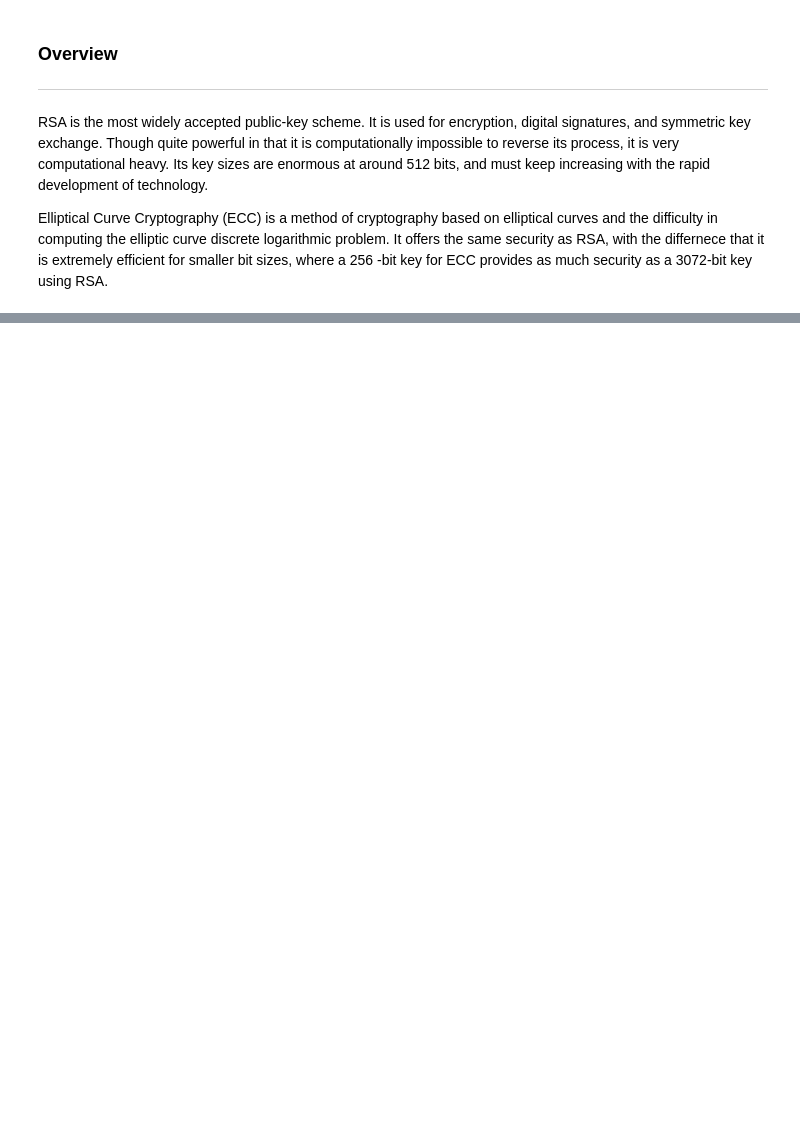
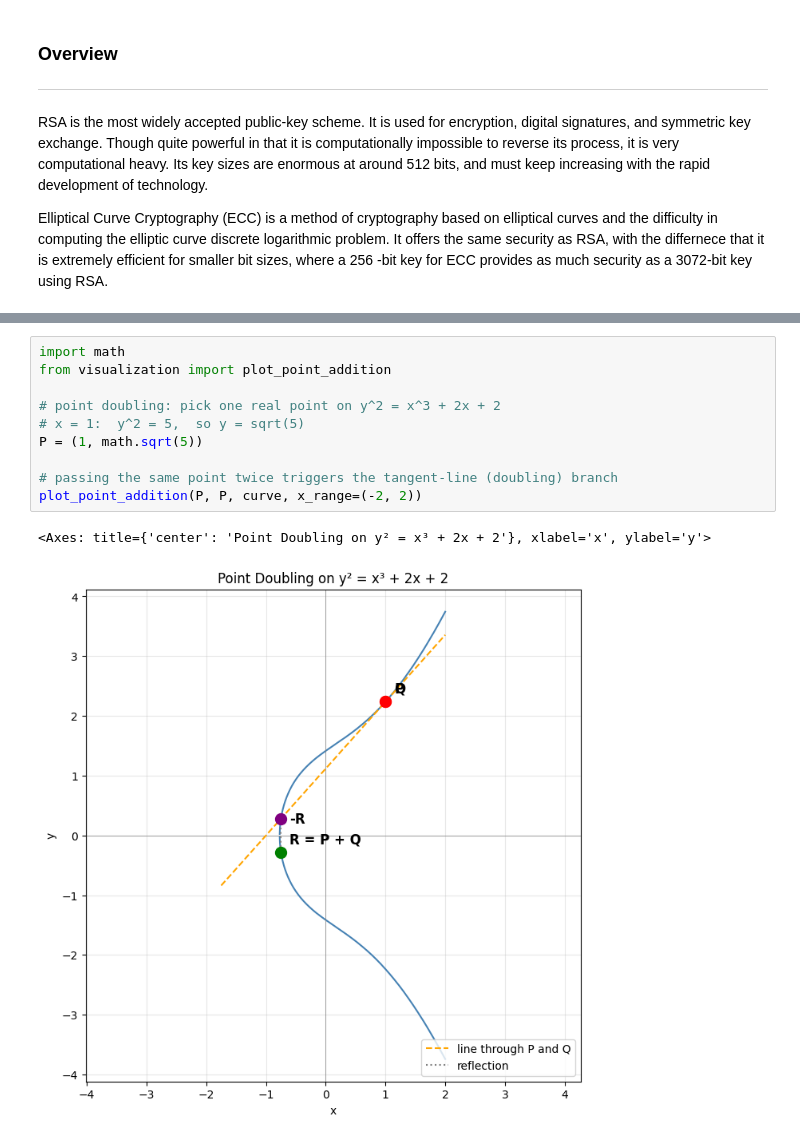
Before and after one commit to epicgdog/ecc-research-cs-166, a Jupyter notebook: notebook.ipynb, the cells around one changed output, grey strips where cells are left out. Drawn from its saved outputs; the diff is of its cells as text; blank space fills up the shorter version.

```diff
--- a/notebook.ipynb
+++ b/notebook.ipynb
@@ -93,3 +210,16 @@ $$P + P + P + \dots \text{ (k times)}$$
+# %%
+import math
+from visualization import plot_point_addition
+
+# point doubling: pick one real point on y^2 = x^3 + 2x + 2
+# x = 1:  y^2 = 5,  so y = sqrt(5)
+P = (1, math.sqrt(5))
+
+# passing the same point twice triggers the tangent-line (doubling) branch
+plot_point_addition(P, P, curve, x_range=(-2, 2))
+# %% [output]
+<Axes: title={'center': 'Point Doubling on y² = x³ + 2x + 2'}, xlabel='x', ylabel='y'>
+[figure, added]
 # %% [markdown]
 ### Finite Field
 
```
Also changed, not shown: parts of 24 cells of this notebook, 1 other file.
